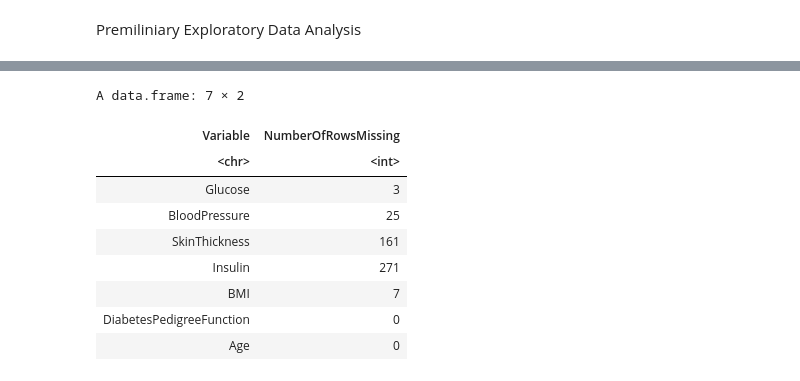
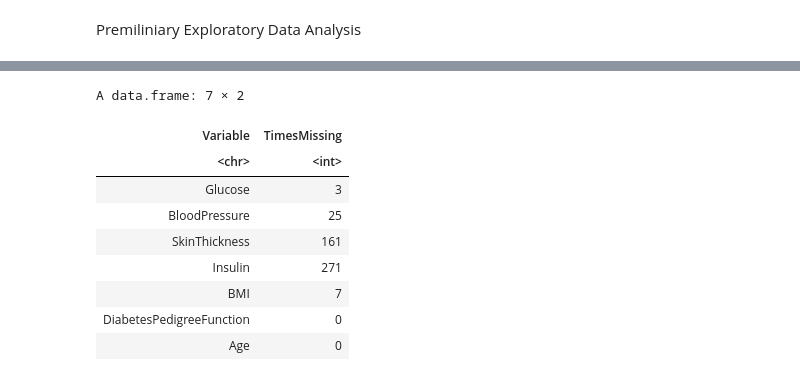
Before and after one commit to NDChavez/diabetes_ds_project, a Jupyter notebook: diabetes_ds_proposal.ipynb, the cells around one changed output, grey strips where cells are left out. Saved outputs shown, nothing was run; the diff lists cells and outputs as text; code cells hidden in the pictures.

```diff
--- a/diabetes_ds_proposal.ipynb
+++ b/diabetes_ds_proposal.ipynb
@@ -92,25 +74,25 @@ A tibble: 768 × 9
 # %%
 set.seed(34521)
 
 diabetes_split <- initial_split(diabetes, prop = .75, strata = Outcome)
 diabetes_test <- testing(diabetes_split)
 diabetes_train <- training(diabetes_split)
 
 
 missing_gluc <- nrow(filter(diabetes_train, Glucose == 0))
 missing_ins <- nrow(filter(diabetes_train, Insulin == 0))
 missing_bp <- nrow(filter(diabetes_train, BloodPressure == 0))
 missing_skin <- nrow(filter(diabetes_train, SkinThickness == 0))
 missing_BMI <- nrow(filter(diabetes_train, BMI == 0))
 missing_age <- nrow(filter(diabetes_train, Age == 0))
 missing_DPF <- nrow(filter(diabetes_train, DiabetesPedigreeFunction == 0))
 Variable <- c("Glucose","BloodPressure","SkinThickness","Insulin","BMI", "DiabetesPedigreeFunction","Age")
-NumberOfRowsMissing <- c(missing_gluc,missing_bp,missing_skin, missing_ins,missing_BMI,missing_DPF, missing_age)
-MissingVariablesDF <- data.frame(Variable, NumberOfRowsMissing)
+TimesMissing <- c(missing_gluc,missing_bp,missing_skin, missing_ins,missing_BMI,missing_DPF, missing_age)
+MissingVariablesDF <- data.frame(Variable, TimesMissing)
 MissingVariablesDF
 # %% [output]
 A data.frame: 7 × 2
-| Variable | NumberOfRowsMissing |
+| Variable | TimesMissing |
 | <chr> | <int> |
 | Glucose | 3 |
 | BloodPressure | 25 |
```
Also changed, not shown: parts of 2 cells of this notebook.
